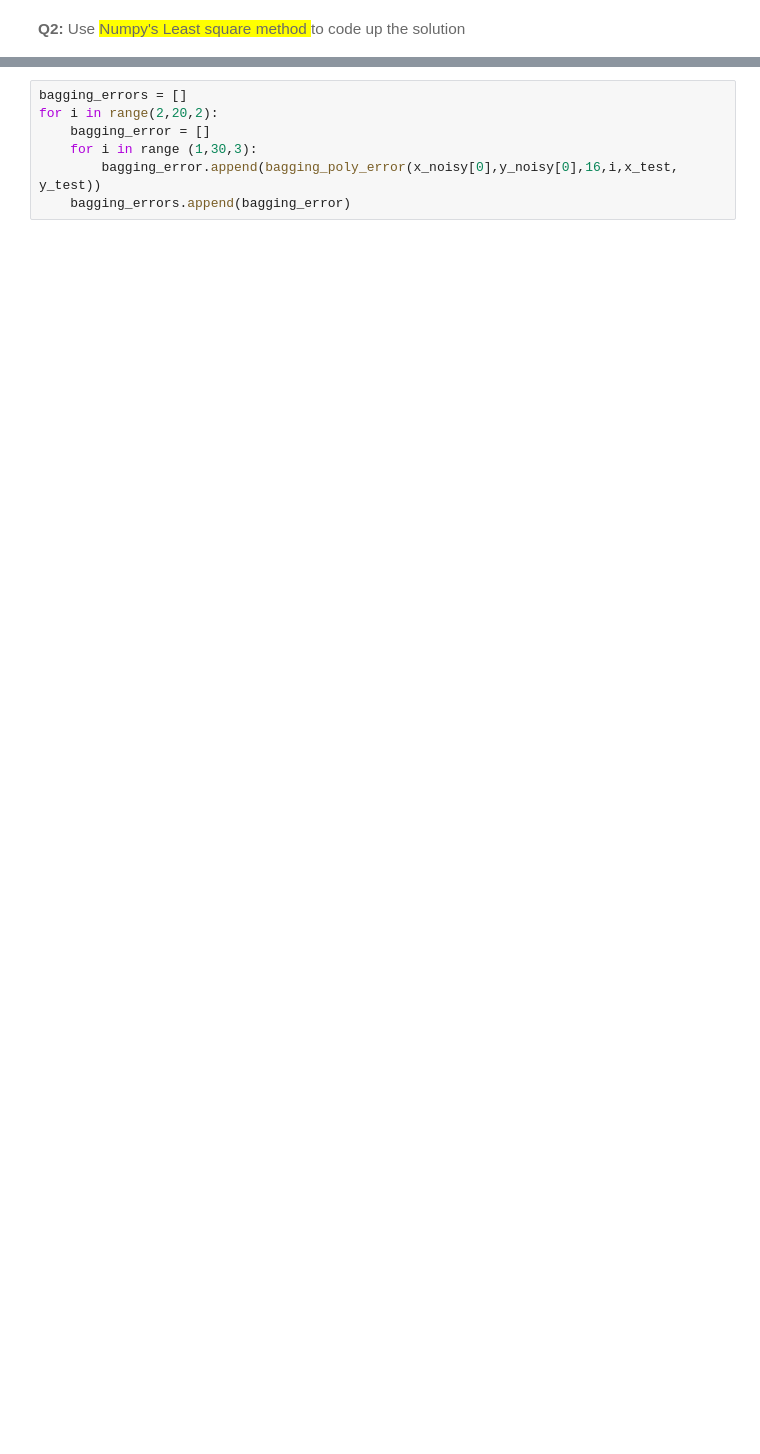
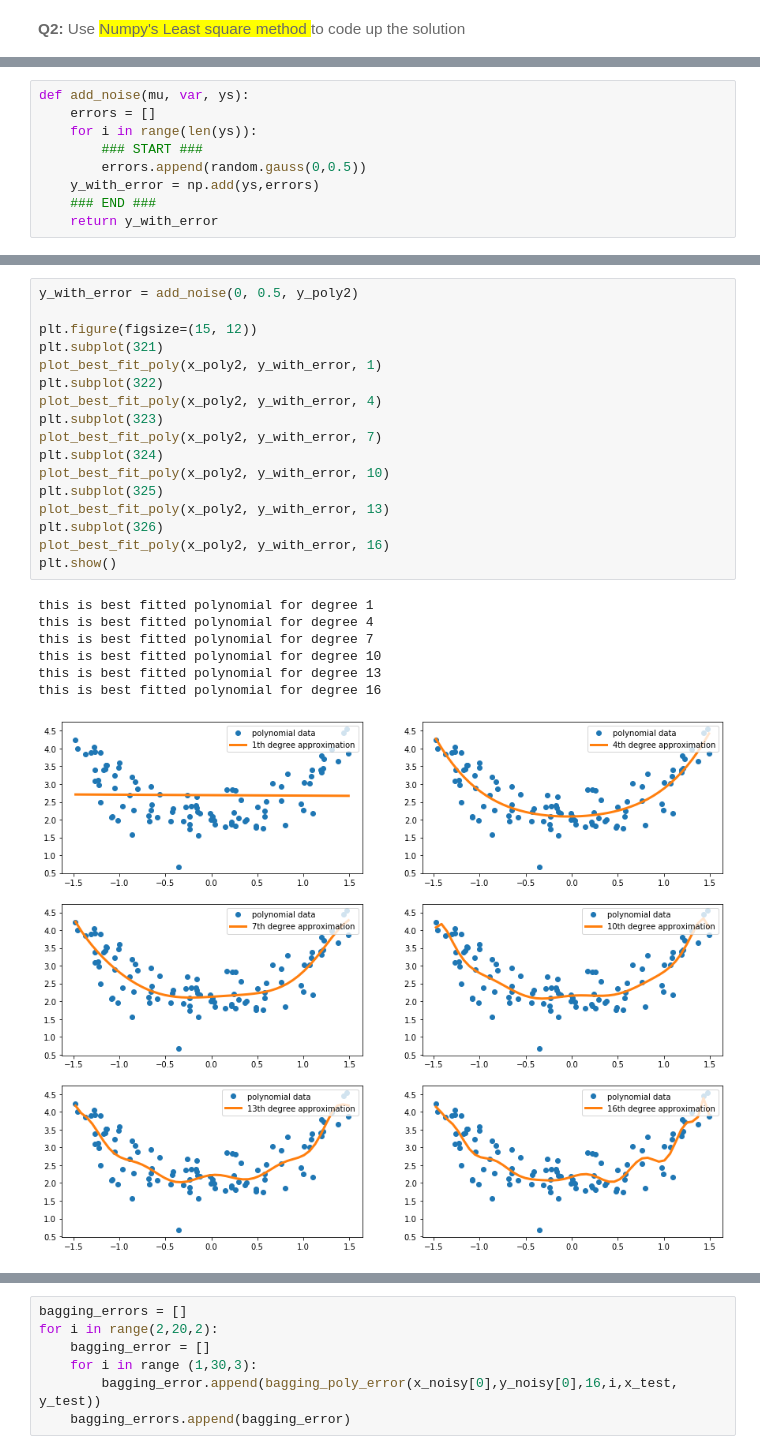
Before and after one commit to OscarXZQ/BaggingTutorial, a Jupyter notebook: Bagging_code_solution.ipynb, the cells around one changed output, grey strips where cells are left out. Drawn from its saved outputs; the diff is of its cells as text; blank space fills up the shorter version.

```diff
--- a/Bagging_code_solution.ipynb
+++ b/Bagging_code_solution.ipynb
@@ -257,0 +224,9 @@ def bias_variance_demo(degree):
+# %%
+def add_noise(mu, var, ys):
+    errors = []
+    for i in range(len(ys)):
+        ### START ###
+        errors.append(random.gauss(0,0.5))
+    y_with_error = np.add(ys,errors)
+    ### END ###
+    return y_with_error
@@ -257,0 +237,25 @@ def bias_variance_demo(degree):
+# %%
+y_with_error = add_noise(0, 0.5, y_poly2)
+
+plt.figure(figsize=(15, 12))
+plt.subplot(321)
+plot_best_fit_poly(x_poly2, y_with_error, 1)
+plt.subplot(322)
+plot_best_fit_poly(x_poly2, y_with_error, 4)
+plt.subplot(323)
+plot_best_fit_poly(x_poly2, y_with_error, 7)
+plt.subplot(324)
+plot_best_fit_poly(x_poly2, y_with_error, 10)
+plt.subplot(325)
+plot_best_fit_poly(x_poly2, y_with_error, 13)
+plt.subplot(326)
+plot_best_fit_poly(x_poly2, y_with_error, 16)
+plt.show()
+# %% [output]
+this is best fitted polynomial for degree 1
+this is best fitted polynomial for degree 4
+this is best fitted polynomial for degree 7
+this is best fitted polynomial for degree 10
+this is best fitted polynomial for degree 13
+this is best fitted polynomial for degree 16
+[figure, added]
```
Also changed, not shown: parts of 114 cells of this notebook.
